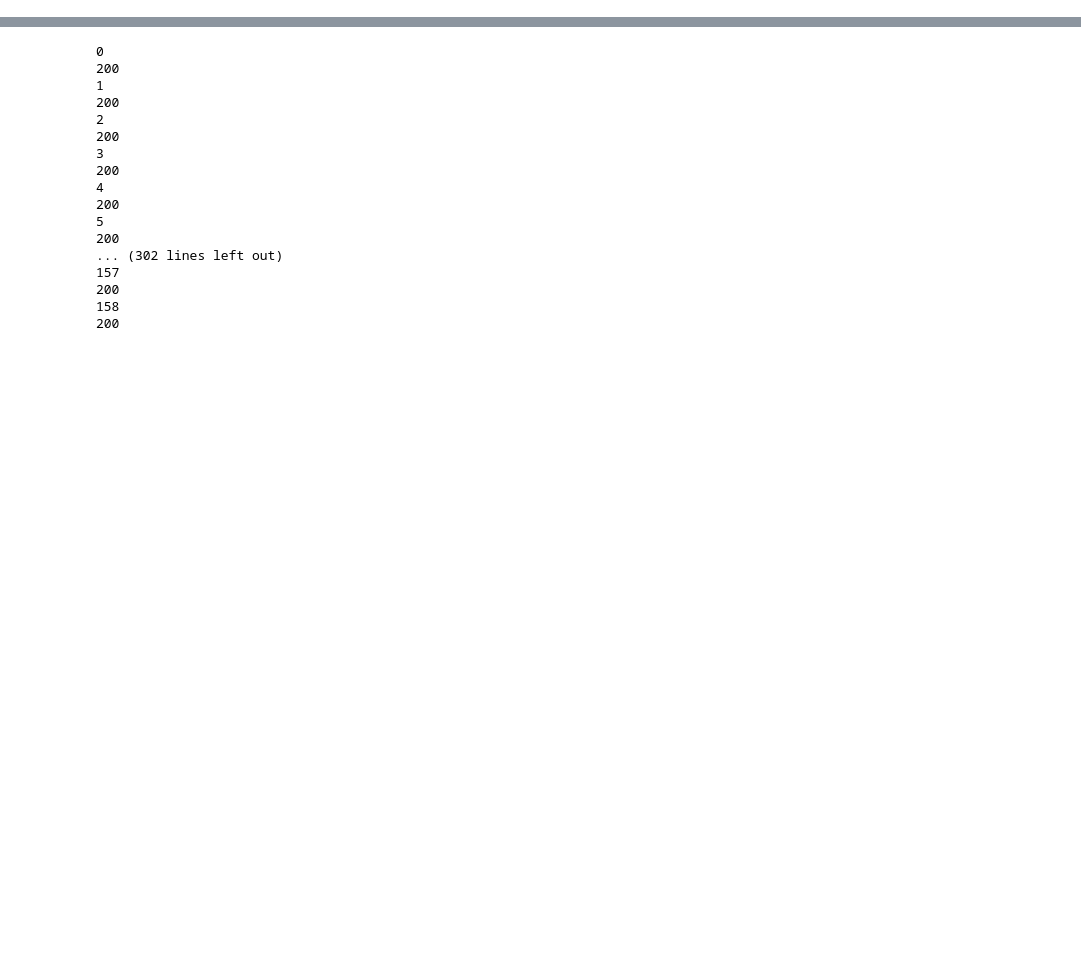
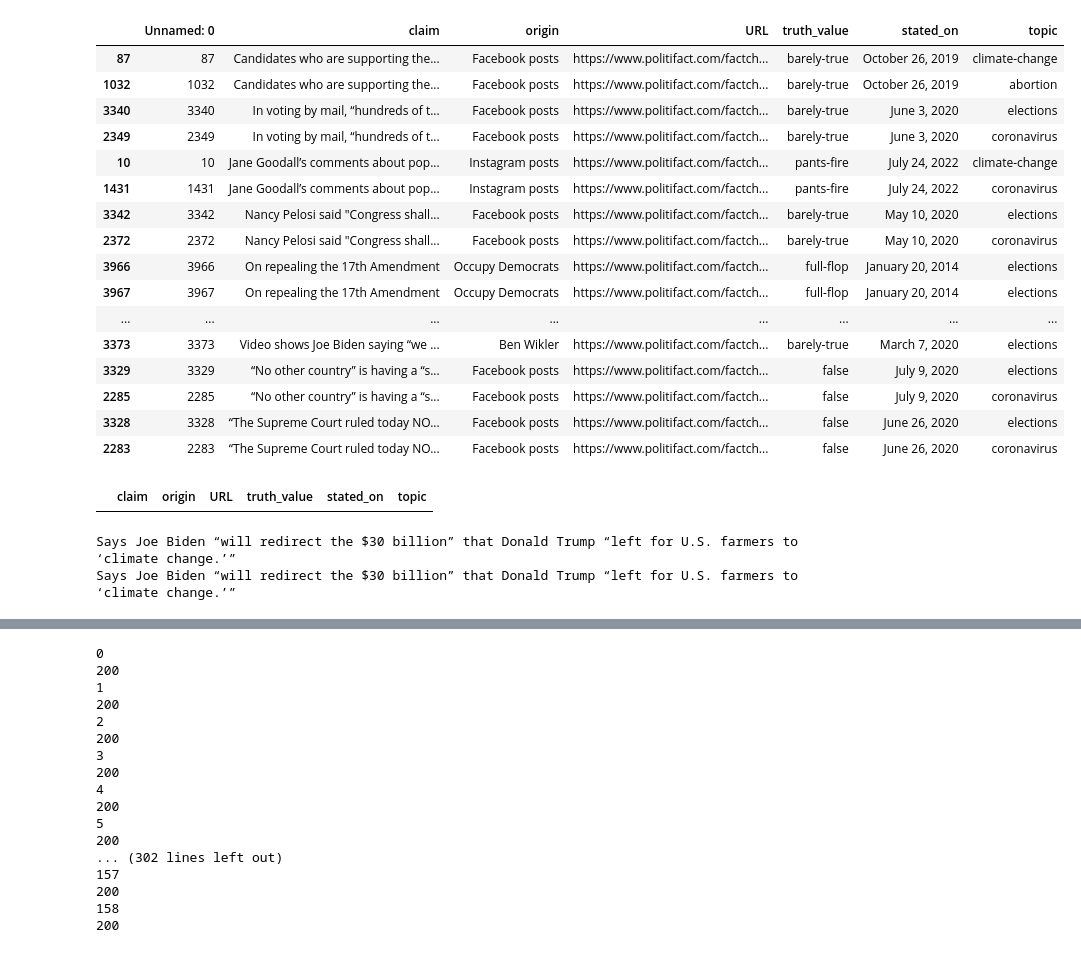
Before and after one commit to Gyrst/The-Fugazi-Project, a Jupyter notebook: exploration.ipynb, the cells around one changed output, grey strips where cells are left out. Drawn from its saved outputs; the diff is of its cells as text; code cells hidden in the pictures; blank space fills up the shorter version.

```diff
--- a/exploration.ipynb
+++ b/exploration.ipynb
@@ -25,0 +49,22 @@ politifact
+# %%
+politifact[politifact.claim=='Says Joe Biden “will redirect the $30 billion” that Donald Trump “left for U.S. farmers to ‘climate change.’”']
+
+politifact[politifact.duplicated(subset=['claim', 'stated_on', 'origin'], keep=False)==True].sort_values(by='claim')
+# %% [output]
+|  | Unnamed: 0 | claim | origin | URL | truth_value | stated_on | topic |
+| 87 | 87 | Candidates who are supporting the... | Facebook posts | https://www.politifact.com/factch... | barely-true | October 26, 2019 | climate-change |
+| 1032 | 1032 | Candidates who are supporting the... | Facebook posts | https://www.politifact.com/factch... | barely-true | October 26, 2019 | abortion |
+| 3340 | 3340 | In voting by mail, “hundreds of t... | Facebook posts | https://www.politifact.com/factch... | barely-true | June 3, 2020 | elections |
+| 2349 | 2349 | In voting by mail, “hundreds of t... | Facebook posts | https://www.politifact.com/factch... | barely-true | June 3, 2020 | coronavirus |
+| 10 | 10 | Jane Goodall’s comments about pop... | Instagram posts | https://www.politifact.com/factch... | pants-fire | July 24, 2022 | climate-change |
+| 1431 | 1431 | Jane Goodall’s comments about pop... | Instagram posts | https://www.politifact.com/factch... | pants-fire | July 24, 2022 | coronavirus |
+| 3342 | 3342 | Nancy Pelosi said "Congress shall... | Facebook posts | https://www.politifact.com/factch... | barely-true | May 10, 2020 | elections |
+| 2372 | 2372 | Nancy Pelosi said "Congress shall... | Facebook posts | https://www.politifact.com/factch... | barely-true | May 10, 2020 | coronavirus |
+| 3966 | 3966 | On repealing the 17th Amendment | Occupy Democrats | https://www.politifact.com/factch... | full-flop | January 20, 2014 | elections |
+| 3967 | 3967 | On repealing the 17th Amendment | Occupy Democrats | https://www.politifact.com/factch... | full-flop | January 20, 2014 | elections |
+| ... | ... | ... | ... | ... | ... | ... | ... |
+| 3373 | 3373 | Video shows Joe Biden saying “we ... | Ben Wikler | https://www.politifact.com/factch... | barely-true | March 7, 2020 | elections |
+| 3329 | 3329 | “No other country” is having a “s... | Facebook posts | https://www.politifact.com/factch... | false | July 9, 2020 | elections |
+| 2285 | 2285 | “No other country” is having a “s... | Facebook posts | https://www.politifact.com/factch... | false | July 9, 2020 | coronavirus |
+| 3328 | 3328 | “The Supreme Court ruled today NO... | Facebook posts | https://www.politifact.com/factch... | false | June 26, 2020 | elections |
+| 2283 | 2283 | “The Supreme Court ruled today NO... | Facebook posts | https://www.politifact.com/factch... | false | June 26, 2020 | coronavirus |
@@ -25,0 +73,4 @@ politifact
+# %%
+all_top[all_top.duplicated(subset=['claim', 'stated_on', 'origin'], keep='first')==True].sort_values(by='claim')
+# %% [output]
+|  | claim | origin | URL | truth_value | stated_on | topic |
@@ -25,0 +79,8 @@ politifact
+# %%
+#indexing still holds fine standard.
+i = 60
+print(all_top.iloc[i].claim)
+print(politifact.iloc[i].claim)
+# %% [output]
+Says Joe Biden “will redirect the $30 billion” that Donald Trump “left for U.S. farmers to ‘climate change.’”
+Says Joe Biden “will redirect the $30 billion” that Donald Trump “left for U.S. farmers to ‘climate change.’”
```
Also changed, not shown: parts of 15 cells of this notebook, 5 other files.
